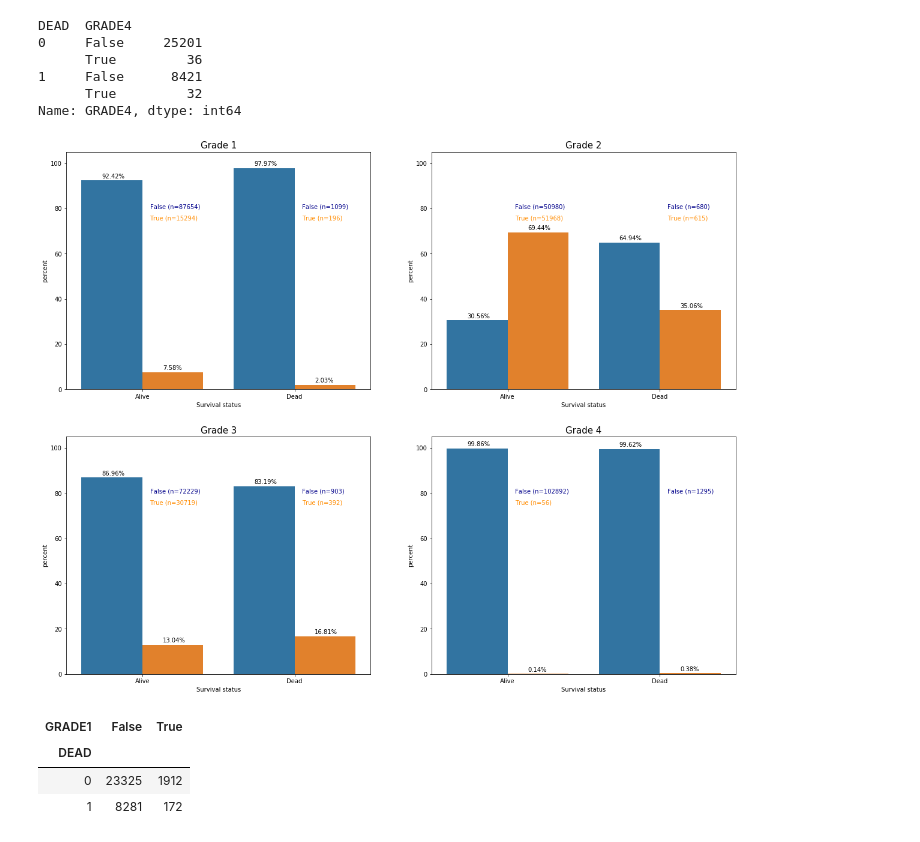
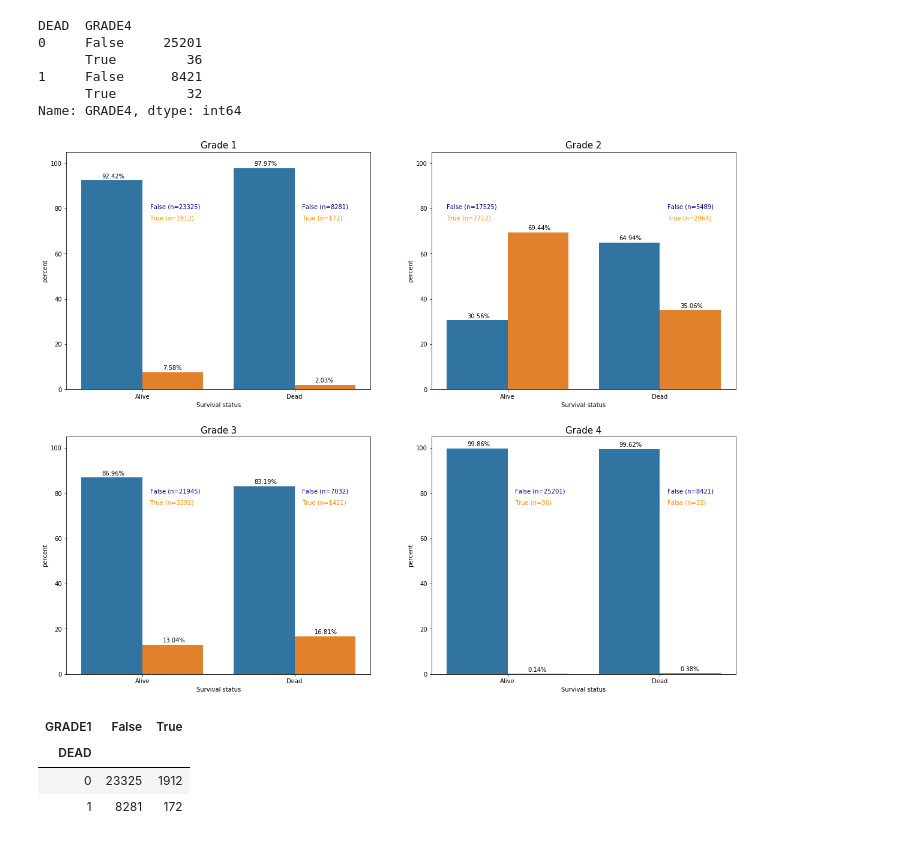
Before and after one commit to ElsaGH/TFM_Elsa_Garcia_Hernandez, a Jupyter notebook: Notebooks/Colon cancer/6_Associations-Copy1.ipynb, the cells around one changed output. Cells and saved outputs as stored; diff of their text form; code cells hidden in the pictures.

```diff
--- a/Notebooks/Colon cancer/6_Associations-Copy1.ipynb
+++ b/Notebooks/Colon cancer/6_Associations-Copy1.ipynb
@@ -1680,10 +2302,10 @@ for p in axes[0,0].patches:
     txt_y = p.get_height() + 1
     axes[0,0].text(txt_x,txt_y,txt)
 
-axes[0,0].text(0.05, 80, "False (n=87654)", horizontalalignment='left', size='medium', color='darkblue')
-axes[0,0].text(0.05, 75, "True (n=15294)", horizontalalignment='left', size='medium', color='darkorange')
-axes[0,0].text(1.05, 80, "False (n=1099)", horizontalalignment='left', size='medium', color='darkblue')
-axes[0,0].text(1.05, 75, "True (n=196)", horizontalalignment='left', size='medium', color='darkorange')
+axes[0,0].text(0.05, 80, "False (n=23325)", horizontalalignment='left', size='medium', color='darkblue')
+axes[0,0].text(0.05, 75, "True (n=1912)", horizontalalignment='left', size='medium', color='darkorange')
+axes[0,0].text(1.05, 80, "False (n=8281)", horizontalalignment='left', size='medium', color='darkblue')
+axes[0,0].text(1.05, 75, "True (n=172)", horizontalalignment='left', size='medium', color='darkorange')
 
 #Figure 2
 x, y = 'DEAD', 'GRADE2'
@@ -1707,10 +2329,10 @@ for p in axes[0,1].patches:
     txt_y = p.get_height() + 1
     axes[0,1].text(txt_x,txt_y,txt)
 
-axes[0,1].text(0.05, 80, 'False (n=50980)', horizontalalignment='left', size='medium', color='darkblue')
-axes[0,1].text(0.05, 75, 'True (n=51968)', horizontalalignment='left', size='medium', color='darkorange')
-axes[0,1].text(1.05, 80, 'False (n=680)', horizontalalignment='left', size='medium', color='darkblue')
-axes[0,1].text(1.05, 75, 'True (n=615)', horizontalalignment='left', size='medium', color='darkorange')
+axes[0,1].text(-0.4, 80, 'False (n=17525)', horizontalalignment='left', size='medium', color='darkblue')
+axes[0,1].text(-0.4, 75, 'True (n=7712)', horizontalalignment='left', size='medium', color='darkorange')
+axes[0,1].text(1.05, 80, 'False (n=5489)', horizontalalignment='left', size='medium', color='darkblue')
+axes[0,1].text(1.05, 75, 'True (n=2964)', horizontalalignment='left', size='medium', color='darkorange')
 
 
 #Figure 3
@@ -1735,45 +2357,46 @@ for p in axes[1,0].patches:
     txt_y = p.get_height() + 1
     axes[1,0].text(txt_x,txt_y,txt)
 
-axes[1,0].text(0.05, 80, "False (n=72229)", horizontalalignment='left', size='medium', color='darkblue')
-axes[1,0].text(0.05, 75, "True (n=30719)", horizontalalignment='left', size='medium', color='darkorange')
-axes[1,0].text(1.05, 80, "False (n=903)", horizontalalignment='left', size='medium', color='darkblue')
-axes[1,0].text(1.05, 75, "True (n=392)", horizontalalignment='left', size='medium', color='darkorange')
+axes[1,0].text(0.05, 80, "False (n=21945)", horizontalalignment='left', size='medium', color='darkblue')
+axes[1,0].text(0.05, 75, "True (n=3292)", horizontalalignment='left', size='medium', color='darkorange')
+axes[1,0].text(1.05, 80, "False (n=7032)", horizontalalignment='left', size='medium', color='darkblue')
+axes[1,0].text(1.05, 75, "True (n=1421)", horizontalalignment='left', size='medium', color='darkorange')
 
 #Figure 4
 x, y = 'DEAD', 'GRADE4'
 ax = (df.groupby(x)[y]
  .value_counts(normalize=True)
  .mul(100)
  .rename('percent')
  .reset_index()
  .pipe((sns.catplot,'data'), x = x, y = 'percent', hue = y, kind = 'bar', ax=axes[1, 1]))
 
 axes[1,1].set_title('Grade 4', fontsize=15)
 axes[1,1].set(xticklabels=['Alive','Dead'])
 axes[1,1].set(xlabel='Survival status')
 axes[1,1].set_ylim(0,105)
 axes[1,1].get_legend().remove()
 plt.gcf().set_size_inches(10,6)
 
 for p in axes[1,1].patches:
     txt = str(p.get_height().round(2)) + '%'
     txt_x = p.get_x() + p.get_width() / 3
     txt_y = p.get_height() + 1
     axes[1,1].text(txt_x,txt_y,txt)
 
-axes[1,1].text(0.05, 80, "False (n=102892)", horizontalalignment='left', size='medium', color='darkblue')
-axes[1,1].text(0.05, 75, "True (n=56)", horizontalalignment='left', size='medium', color='darkorange')
-axes[1,1].text(1.05, 80, "False (n=1295)", horizontalalignment='left', size='medium', color='darkblue')
+axes[1,1].text(0.05, 80, "False (n=25201)", horizontalalignment='left', size='medium', color='darkblue')
+axes[1,1].text(0.05, 75, "True (n=36)", horizontalalignment='left', size='medium', color='darkorange')
+axes[1,1].text(1.05, 80, "False (n=8421)", horizontalalignment='left', size='medium', color='darkblue')
+axes[1,1].text(1.05, 75, "False (n=32)", horizontalalignment='left', size='medium', color='darkorange')
 
 
 plt.close(2)
 plt.close(3)
 plt.close(4)
 plt.close(5)
 plt.show()
 # %% [output]
-[figure, old version]
+[figure, new version]
 # %%
 contingency = pd.crosstab(df['DEAD'], df['GRADE1'])
 contingency
```
Also changed, not shown: parts of 23 cells of this notebook.
